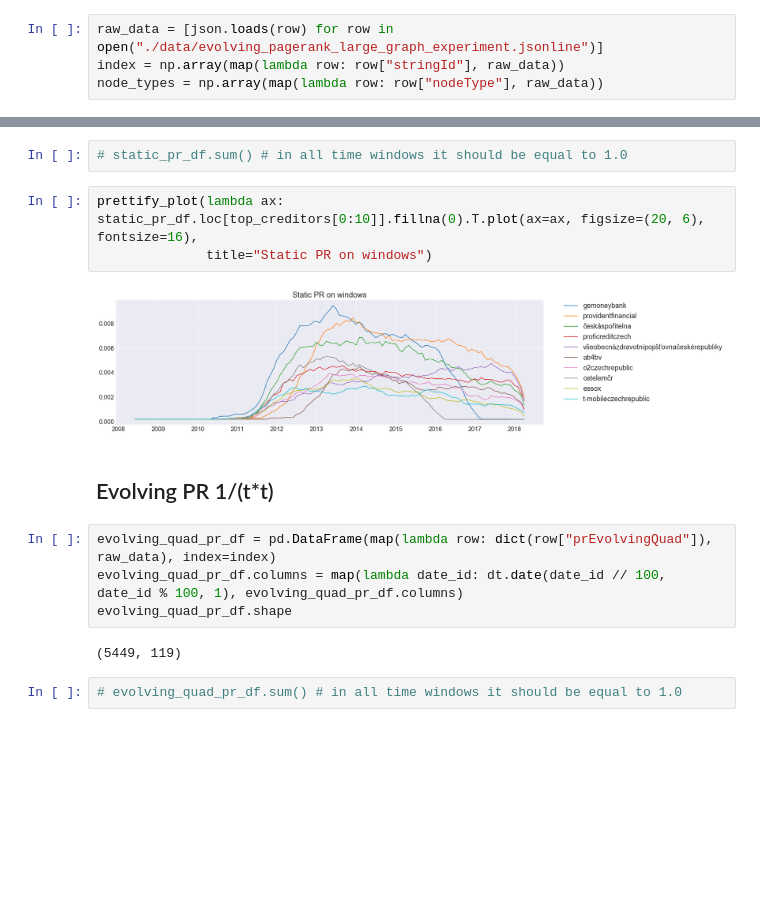
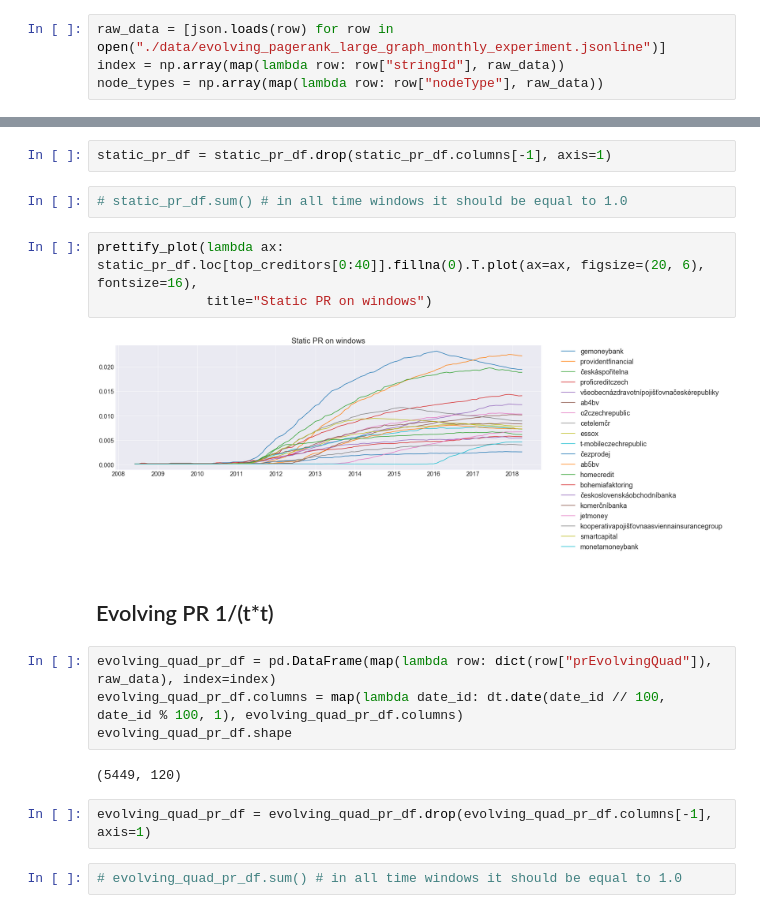
Before and after one commit to zviri/GraphSlicesExperiments, a Jupyter notebook: EvolvingPRLargeGraph.ipynb, the cells around one changed output, grey strips where cells are left out. Drawn from its saved outputs; the diff is of its cells as text; blank space fills up the shorter version.

Commit message:
Updated notebooks for evolving pagerank

```diff
--- a/EvolvingPRLargeGraph.ipynb
+++ b/EvolvingPRLargeGraph.ipynb
@@ -40,5 +42,5 @@ PageRank finished in 153.586 seconds.
 # %%
-raw_data = [json.loads(row) for row in open("./data/evolving_pagerank_large_graph_experiment.jsonline")]
+raw_data = [json.loads(row) for row in open("./data/evolving_pagerank_large_graph_monthly_experiment.jsonline")]
 index = np.array(map(lambda row: row["stringId"], raw_data))
 node_types = np.array(map(lambda row: row["nodeType"], raw_data))
 # %%
@@ -56,10 +58,12 @@ static_pr_df.shape
+# %%
+static_pr_df = static_pr_df.drop(static_pr_df.columns[-1], axis=1)
 # %%
 # static_pr_df.sum() # in all time windows it should be equal to 1.0
 # %%
-prettify_plot(lambda ax: static_pr_df.loc[top_creditors[0:10]].fillna(0).T.plot(ax=ax, figsize=(20, 6), fontsize=16),
+prettify_plot(lambda ax: static_pr_df.loc[top_creditors[0:40]].fillna(0).T.plot(ax=ax, figsize=(20, 6), fontsize=16),
               title="Static PR on windows")
 # %% [output]
-[figure, old version]
+[figure, new version]
 # %% [markdown]
 ## Evolving PR 1/(t*t)
 # %%
@@ -67,7 +71,9 @@ evolving_quad_pr_df = pd.DataFrame(map(lambda row: dict(row["prEvolvingQuad"]),
 evolving_quad_pr_df.columns = map(lambda date_id: dt.date(date_id // 100, date_id % 100, 1), evolving_quad_pr_df.columns)
 evolving_quad_pr_df.shape
 # %% [output]
-(5449, 119)
+(5449, 120)
+# %%
+evolving_quad_pr_df = evolving_quad_pr_df.drop(evolving_quad_pr_df.columns[-1], axis=1)
 # %%
 # evolving_quad_pr_df.sum() # in all time windows it should be equal to 1.0
 # %%
```
Also changed, not shown: parts of 25 cells of this notebook.
